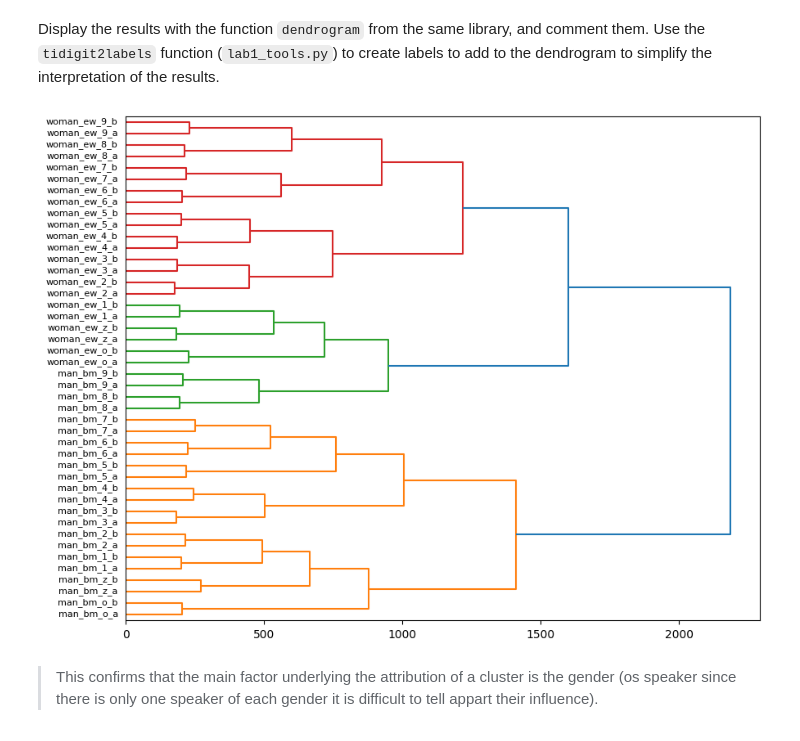
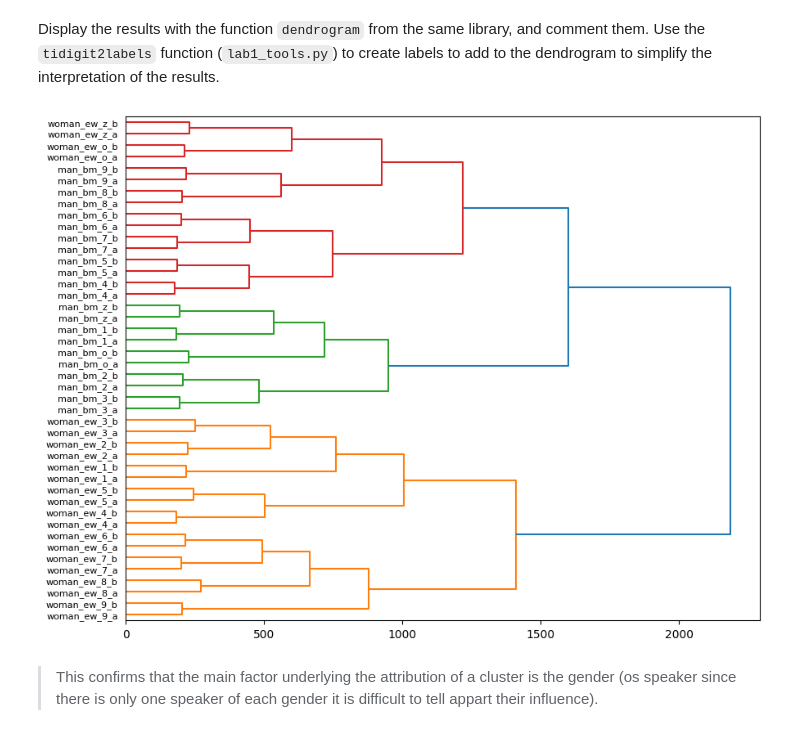
Before and after one commit to celdot/Speech_Speaker_Recognition, a Jupyter notebook: Assignements/lab1/lab1.ipynb, the cells around one changed output. Cells and saved outputs as stored; diff of their text form; code cells hidden in the pictures.

```diff
--- a/Assignements/lab1/lab1.ipynb
+++ b/Assignements/lab1/lab1.ipynb
@@ -620,11 +623,10 @@ Display the results with the function `dendrogram` from the same library, and co
 Use the `tidigit2labels` function (`lab1_tools.py`) to create labels to add to the dendrogram to simplify the interpretation of the results.
 # %%
 plt.figure(figsize=(10, 8))
-dendrogram(Z, labels=utterances_names, orientation="right")
 labels = tools.tidigit2labels(data)
-plt.yticks(7 + 10 * np.arange(len(labels)), labels)
+dendrogram(Z, labels=labels, orientation="right")
 plt.show()
 # %% [output]
-[figure, old version]
+[figure, new version]
 # %% [markdown]
 > This confirms that the main factor underlying the attribution of a cluster is the gender (os speaker since there is only one speaker of each gender it is difficult to tell appart their influence).
```
Also changed, not shown: parts of 3 cells of this notebook.
